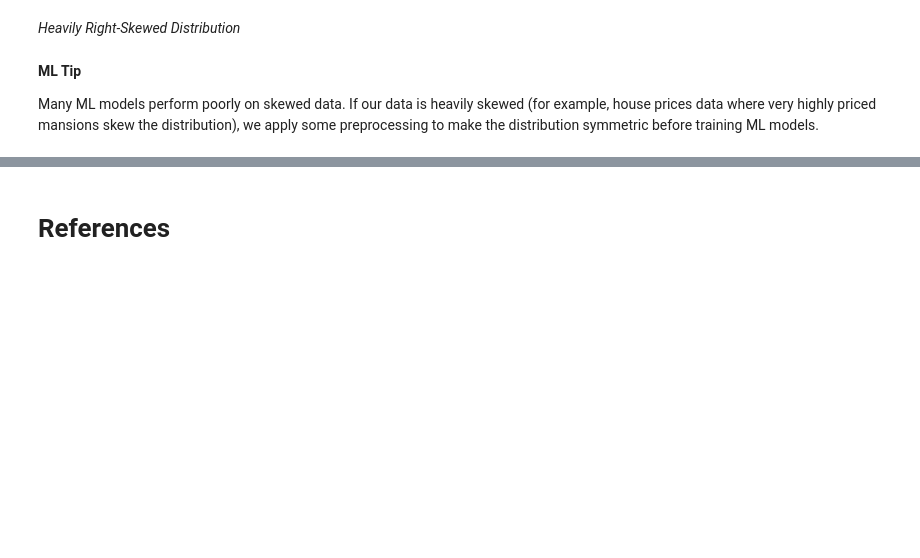
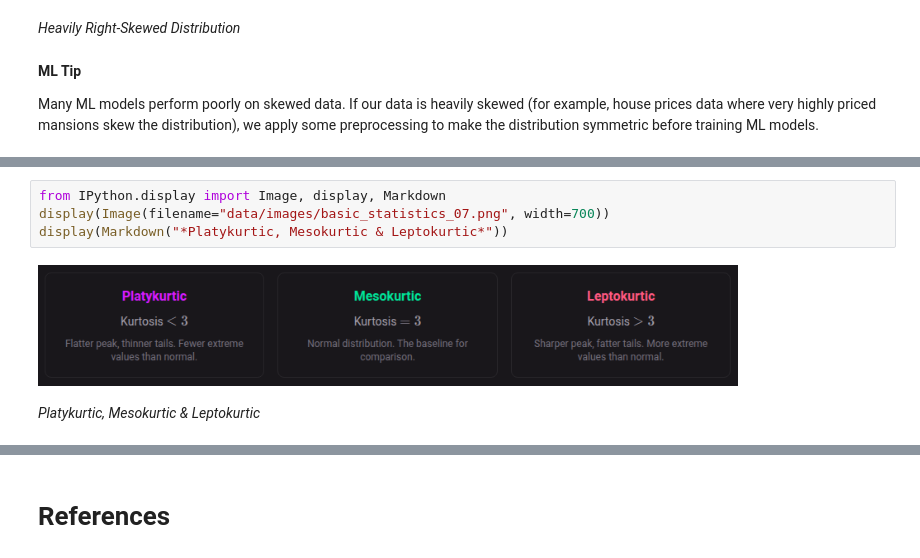
Before and after one commit to ancilcleetus/My-Learning-Journey-in-AI, a Jupyter notebook: Maths/Statistics/basic_statistics.ipynb, the cells around one changed output, grey strips where cells are left out. Saved outputs shown, nothing was run; the diff lists cells and outputs as text; blank space fills up the shorter version.

Commit message:
Added 'Kurtosis' in basic_statistics.ipynb

```diff
--- a/Maths/Statistics/basic_statistics.ipynb
+++ b/Maths/Statistics/basic_statistics.ipynb
@@ -142,0 +155,7 @@ Many ML models perform poorly on skewed data. If our data is heavily skewed (for
+# %%
+from IPython.display import Image, display, Markdown
+display(Image(filename="data/images/basic_statistics_07.png", width=700))
+display(Markdown("*Platykurtic, Mesokurtic & Leptokurtic*"))
+# %% [output]
+[figure, added]
+*Platykurtic, Mesokurtic & Leptokurtic*
```
Also changed, not shown: parts of 9 cells of this notebook, 6 other files.
